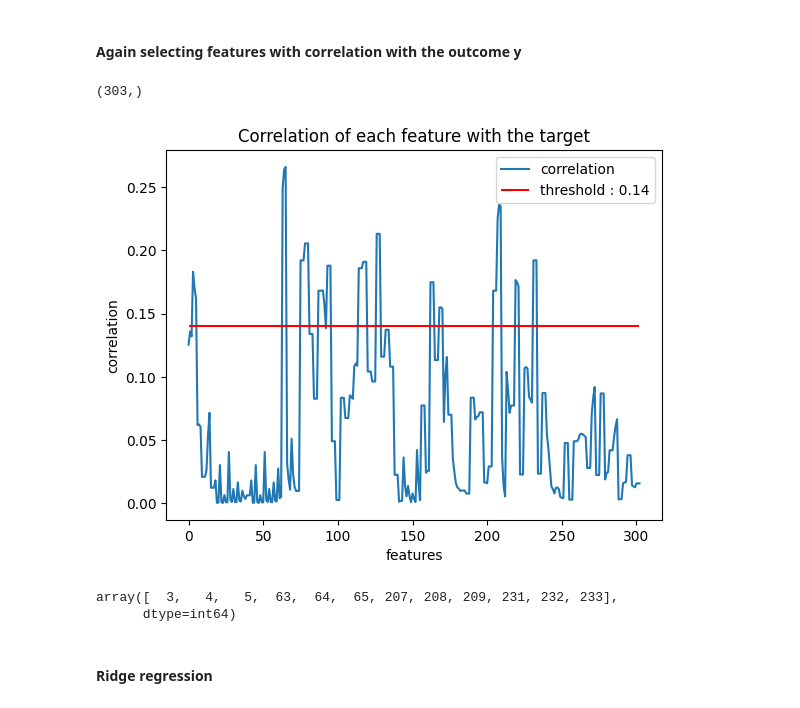
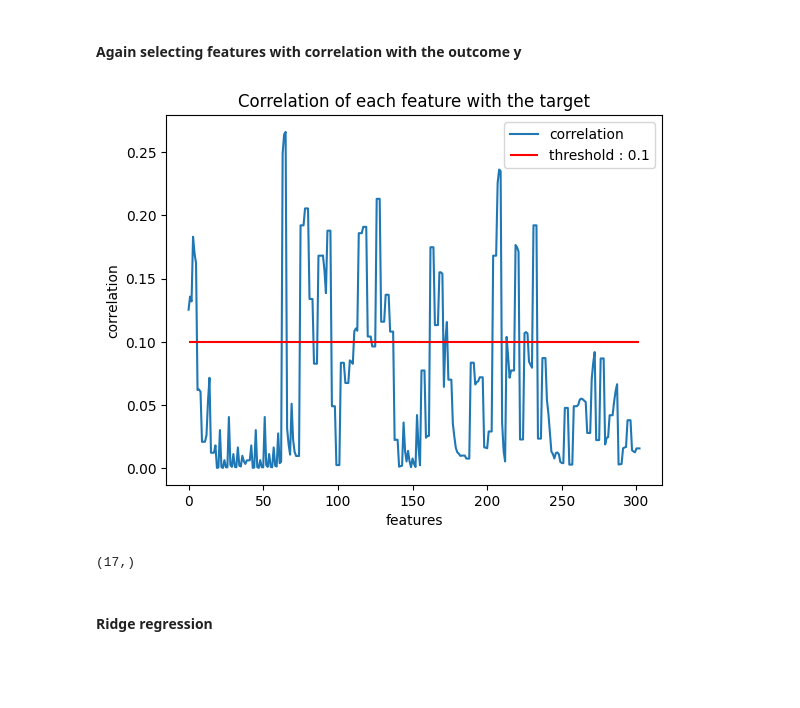
Before and after one commit to epfml/ml-project-1-whai, a Jupyter notebook: run_ipynb.ipynb, the cells around one changed output. Drawn from its saved outputs; the diff is of its cells as text; code cells hidden in the pictures; blank space fills up the shorter version.

```diff
--- a/run_ipynb.ipynb
+++ b/run_ipynb.ipynb
@@ -103,28 +103,25 @@ X_test_poly,_,_=scale_data(X_test_poly,is_train_data=False,train_mean=train_mean
 # %%
 #compute the correlation of each row of our matrix X_train_poly with the y_tr_clean vector
 correlations = np.corrcoef(np.hstack([X_train_poly, y_tr_clean.reshape(-1,1)]), rowvar=False)[:, X_train_poly.shape[1]][:-1]
-# %%
-correlations.shape
-# %% [output]
-(303,)
 # %%
-threshold = 0.14
+threshold = 0.10
 plt.plot(np.abs(correlations))
 plt.hlines(y=threshold, xmin=0, xmax=len(correlations) - 1, color='r')
 plt.xlabel('features')
 plt.ylabel('correlation')
 plt.title('Correlation of each feature with the target')
 plt.legend(['correlation', f"threshold : {threshold}"])
 plt.show()
 # %% [output]
-[figure, old version]
+[figure, new version]
 # %%
 high_corr_indexes = np.where(correlations > threshold)[0]
+# %%
+high_corr_indexes.shape
+# %% [output]
+(17,)
 # %%
 high_corr_indexes
-# %% [output]
-array([  3,   4,   5,  63,  64,  65, 207, 208, 209, 231, 232, 233],
-      dtype=int64)
 # %% [markdown]
 #### Ridge regression
 # %%
```
